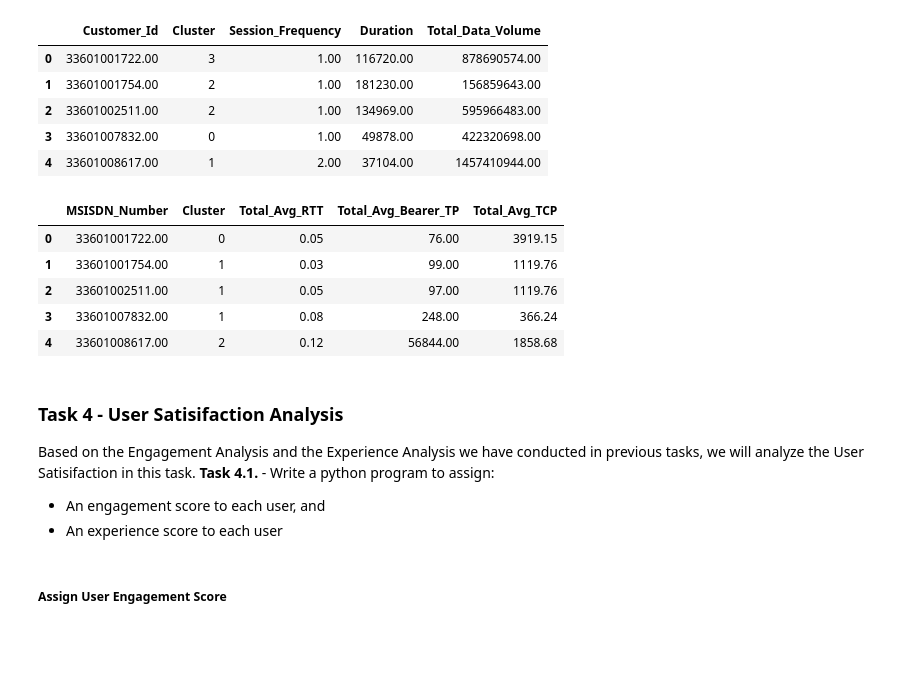
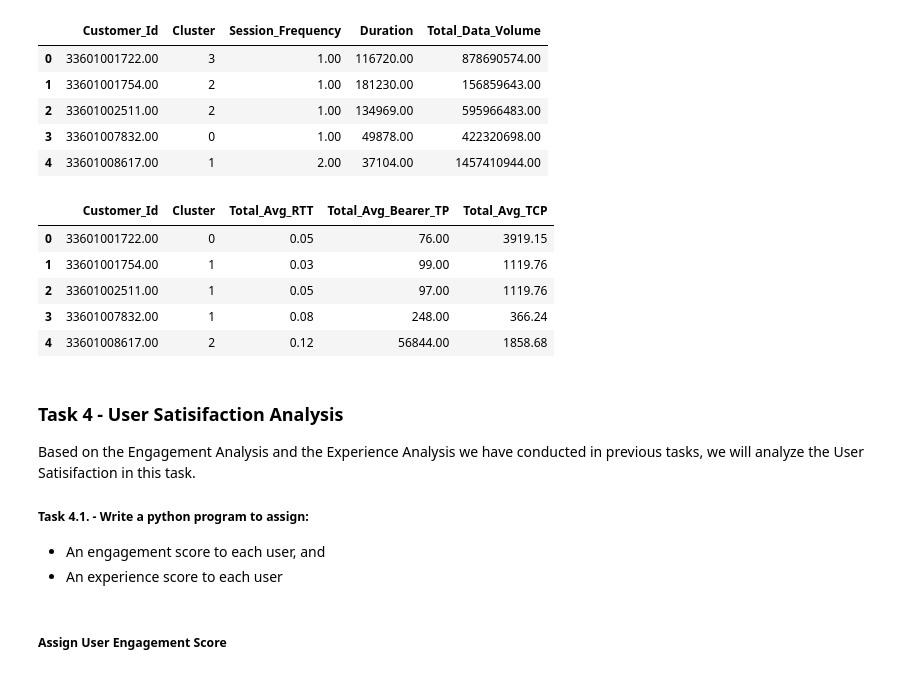
Before and after one commit to bkget/Telecom-Data-Analysis, a Jupyter notebook: notebooks/4.user_satisifaction_analysis.ipynb, the cells around one changed output. Saved outputs shown, nothing was run; the diff lists cells and outputs as text; code cells hidden in the pictures; blank space fills up the shorter version.

```diff
--- a/notebooks/4.user_satisifaction_analysis.ipynb
+++ b/notebooks/4.user_satisifaction_analysis.ipynb
@@ -42,19 +42,20 @@ user_engagement.head()
 | 2 | 33601002511.00 | 2 | 1.00 | 134969.00 | 595966483.00 |
 | 3 | 33601007832.00 | 0 | 1.00 | 49878.00 | 422320698.00 |
 | 4 | 33601008617.00 | 1 | 2.00 | 37104.00 | 1457410944.00 |
-# %%
-user_experience.head()
-# %% [output]
-|  | MSISDN_Number | Cluster | Total_Avg_RTT | Total_Avg_Bearer_TP | Total_Avg_TCP |
-| 0 | 33601001722.00 | 0 | 0.05 | 76.00 | 3919.15 |
-| 1 | 33601001754.00 | 1 | 0.03 | 99.00 | 1119.76 |
-| 2 | 33601002511.00 | 1 | 0.05 | 97.00 | 1119.76 |
-| 3 | 33601007832.00 | 1 | 0.08 | 248.00 | 366.24 |
-| 4 | 33601008617.00 | 2 | 0.12 | 56844.00 | 1858.68 |
+# %%
+user_experience.rename(columns = {'MSISDN_Number':'Customer_Id'}, inplace=True)
+user_experience.head()
+# %% [output]
+|  | Customer_Id | Cluster | Total_Avg_RTT | Total_Avg_Bearer_TP | Total_Avg_TCP |
+| 0 | 33601001722.00 | 0 | 0.05 | 76.00 | 3919.15 |
+| 1 | 33601001754.00 | 1 | 0.03 | 99.00 | 1119.76 |
+| 2 | 33601002511.00 | 1 | 0.05 | 97.00 | 1119.76 |
+| 3 | 33601007832.00 | 1 | 0.08 | 248.00 | 366.24 |
+| 4 | 33601008617.00 | 2 | 0.12 | 56844.00 | 1858.68 |
 # %% [markdown]
 ### **Task 4** - User Satisifaction Analysis
  Based on the Engagement Analysis and the Experience Analysis we have conducted in previous tasks, we will analyze the User Satisifaction in this task.
-**Task 4.1.** - Write a python program to assign:
+##### **Task 4.1.** - Write a python program to assign:
 * An engagement score to each user, and
 * An experience score to each user
 # %% [markdown]
```
Also changed, not shown: parts of 11 cells of this notebook.
